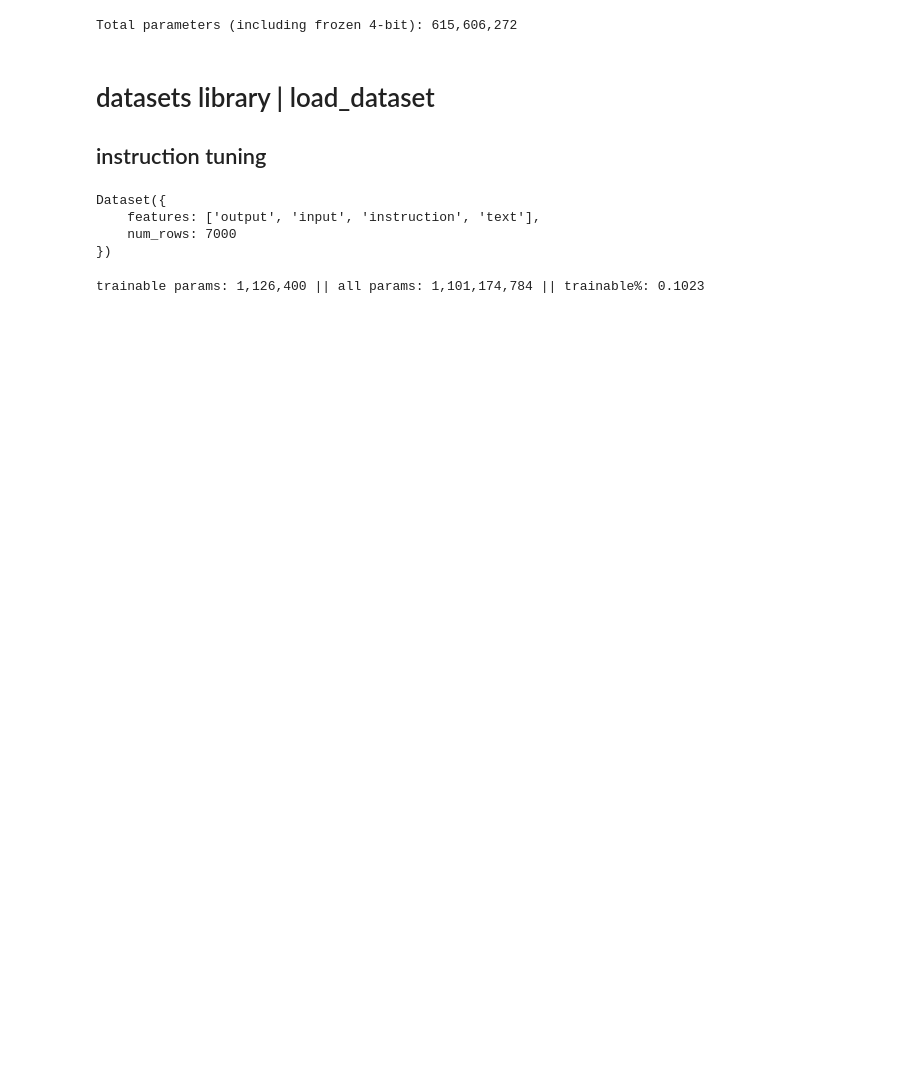
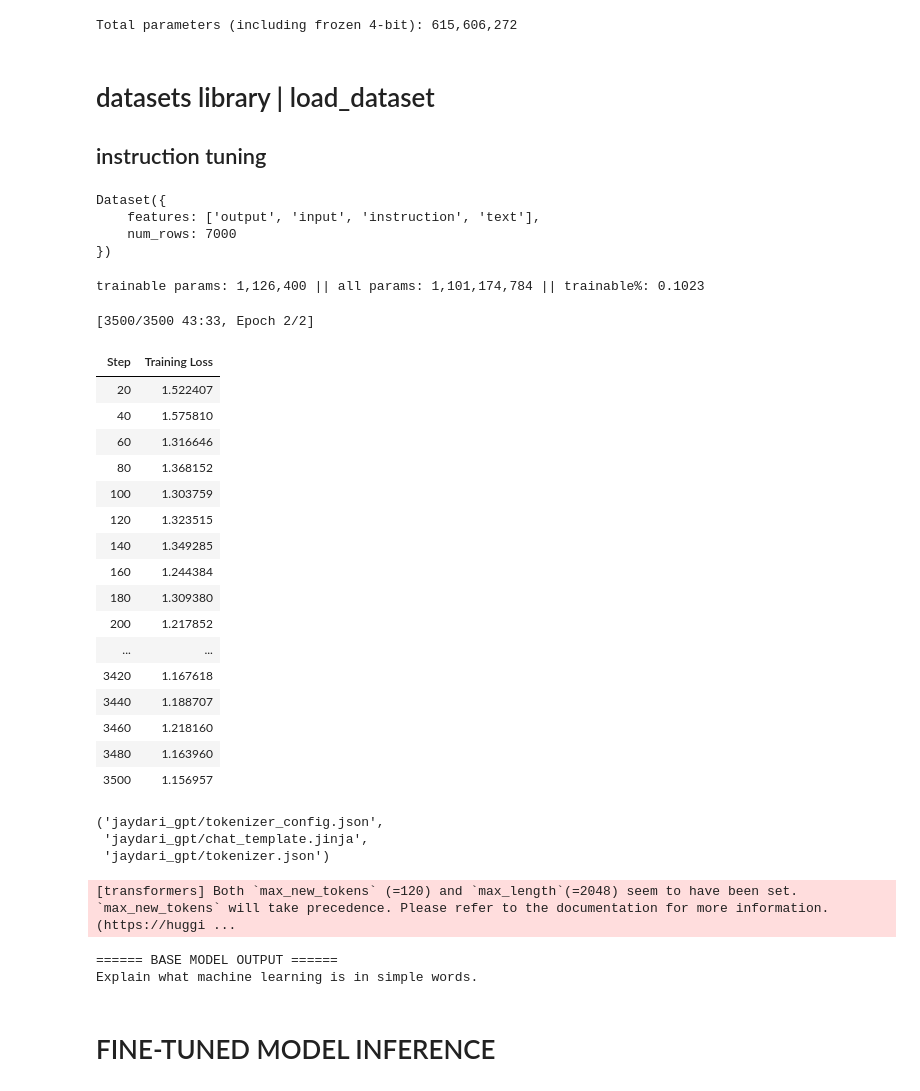
Before and after one commit to Khasanov01/jaydariGPT, a Jupyter notebook: jaydari_gpt.ipynb, the cells around one changed output. Drawn from its saved outputs; the diff is of its cells as text; code cells hidden in the pictures; blank space fills up the shorter version.

Commit message:
feat: using trl & trainnng our jaydari_gpt model

```diff
--- a/jaydari_gpt.ipynb
+++ b/jaydari_gpt.ipynb
@@ -19,7 +38,7 @@ bnb_config = BitsAndBytesConfig(
     load_in_4bit=True,
     bnb_4bit_use_double_quant=True,
     bnb_4bit_quant_type="nf4",
-    bnb_4bit_compute_dtype=torch.bfloat16
+    bnb_4bit_compute_dtype=torch.float16
 )
 
 bnb_config
@@ -27,7 +46,7 @@ model=AutoModelForCausalLM.from_pretrained(
     model_id,
     quantization_config=bnb_config,
     device_map='auto',
-    #dtype=torch.bfloat16
+    dtype=torch.float16
 )
 # %%
 # Before Fine-tuning
@@ -156,0 +160,52 @@ trainable params: 1,126,400 || all params: 1,101,174,784 || trainable%: 0.1023
+# %%
+training_args = TrainingArguments(
+    per_device_train_batch_size=1,
+    gradient_accumulation_steps=4, # VRAM
+    num_train_epochs=2, # overfit
+    logging_steps=20,
+    output_dir="./jaydari_gpt",
+    save_strategy="epoch",
+    fp16=True,
+    report_to="none"
+)
+# %%
+# 1. Convert all trainable LoRA adapter weights to float32
+for p in model.parameters():
+    if p.requires_grad:
+        p.data = p.data.to(torch.float32)
+
+# 2. Turn off the GradScaler that is looking for bfloat16
+training_args.fp16 = False
+# %%
+# SFTTrainer
+trainer=SFTTrainer(
+    model=model,
+    train_dataset=dataset,
+    formatting_func=lambda x: x['text'],
+    args=training_args,
+)
+trainer.train()
+model.save_pretrained('jaydari_gpt')
+tokenizer.save_pretrained('jaydari_gpt')
+# %% [output]
+[3500/3500 43:33, Epoch 2/2]
+| Step | Training Loss |
+| 20 | 1.522407 |
+| 40 | 1.575810 |
+| 60 | 1.316646 |
+| 80 | 1.368152 |
+| 100 | 1.303759 |
+| 120 | 1.323515 |
+| 140 | 1.349285 |
+| 160 | 1.244384 |
+| 180 | 1.309380 |
+| 200 | 1.217852 |
+| ... | ... |
+| 3420 | 1.167618 |
+| 3440 | 1.188707 |
+| 3460 | 1.218160 |
+| 3480 | 1.163960 |
+| 3500 | 1.156957 |
+('jaydari_gpt/tokenizer_config.json',
+ 'jaydari_gpt/chat_template.jinja',
+ 'jaydari_gpt/tokenizer.json')
@@ -156,0 +225,21 @@ trainable params: 1,126,400 || all params: 1,101,174,784 || trainable%: 0.1023
+# %%
+prompt = "Explain what machine learning is in simple words."
+
+inputs_base = tokenizer_base(prompt, return_tensors="pt").to(model_base.device)
+
+with torch.no_grad():
+    output_base = model_base.generate(
+        **inputs_base,
+        max_new_tokens=120,
+        temperature=0.7,
+        do_sample=True
+    )
+
+print("====== BASE MODEL OUTPUT ======")
+print(tokenizer_base.decode(output_base[0], skip_special_tokens=True))
+# %% [output]
+[transformers] Both `max_new_tokens` (=120) and `max_length`(=2048) seem to have been set. `max_new_tokens` will take precedence. Please refer to the documentation for more information. (https://huggi ...
+====== BASE MODEL OUTPUT ======
+Explain what machine learning is in simple words.
+# %% [markdown]
+# FINE-TUNED MODEL INFERENCE
```
Also changed, not shown: parts of 10 cells of this notebook.
